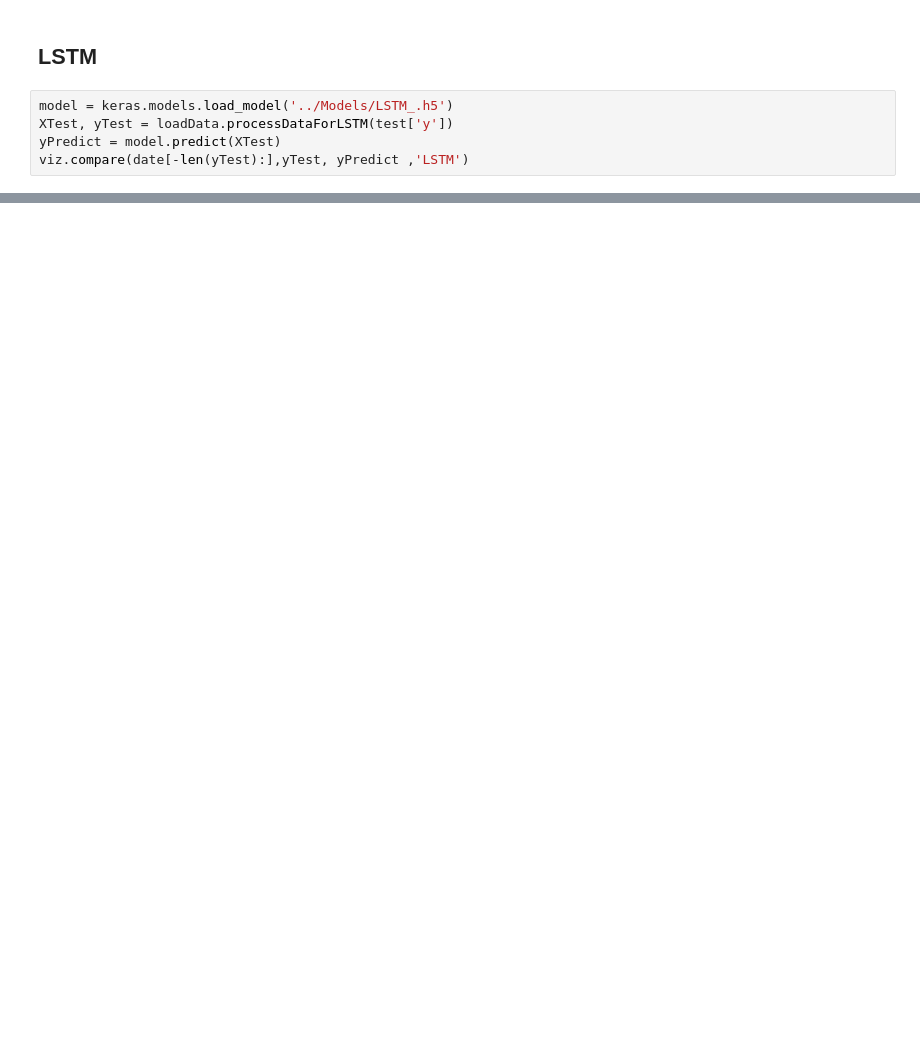
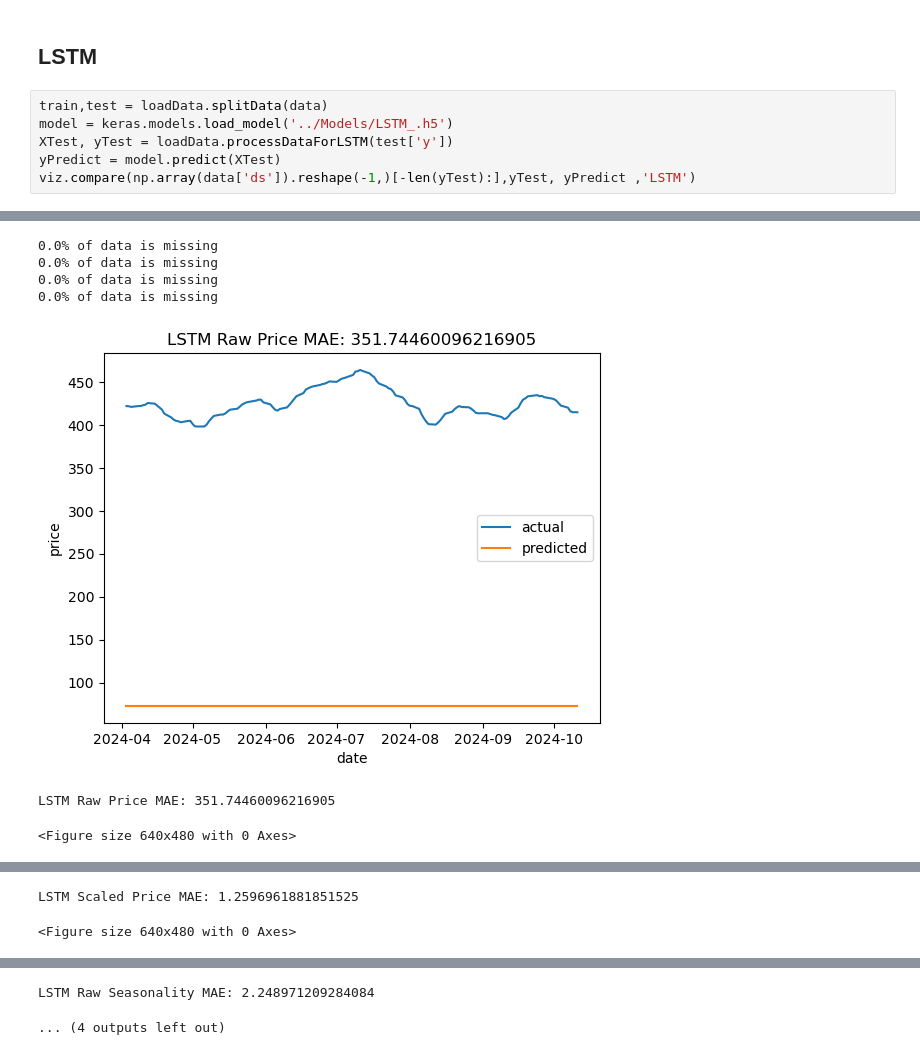
Before and after one commit to GGSimmons1992/5wbtHJaH3kS0oFG6, a Jupyter notebook: Notebooks/Evaluation.ipynb, the cells around one changed output, grey strips where cells are left out. Drawn from its saved outputs; the diff is of its cells as text; blank space fills up the shorter version.

```diff
--- a/Notebooks/Evaluation.ipynb
+++ b/Notebooks/Evaluation.ipynb
@@ -160,8 +165,9 @@ future.shape  (10, 1)
 # %% [markdown]
 ## LSTM
 # %%
+train,test = loadData.splitData(data)
 model = keras.models.load_model('../Models/LSTM_.h5')
 XTest, yTest = loadData.processDataForLSTM(test['y'])
 yPredict = model.predict(XTest)
-viz.compare(date[-len(yTest):],yTest, yPredict ,'LSTM')
+viz.compare(np.array(data['ds']).reshape(-1,)[-len(yTest):],yTest, yPredict ,'LSTM')
 # %% [output]
@@ -186,0 +198,7 @@ NameError: name 'test' is not defined
+0.0% of data is missing
+0.0% of data is missing
+0.0% of data is missing
+0.0% of data is missing
+[figure, added]
+LSTM Raw Price MAE: 351.74460096216905
+<Figure size 640x480 with 0 Axes>
@@ -186,0 +206,2 @@ NameError: name 'test' is not defined
+LSTM Scaled Price MAE: 1.2596961881851525
+<Figure size 640x480 with 0 Axes>
@@ -186,0 +209,2 @@ NameError: name 'test' is not defined
+LSTM Raw Seasonality MAE: 2.248971209284084
+... (4 outputs left out)
```
Also changed, not shown: parts of 7 cells of this notebook, 7 other files.
